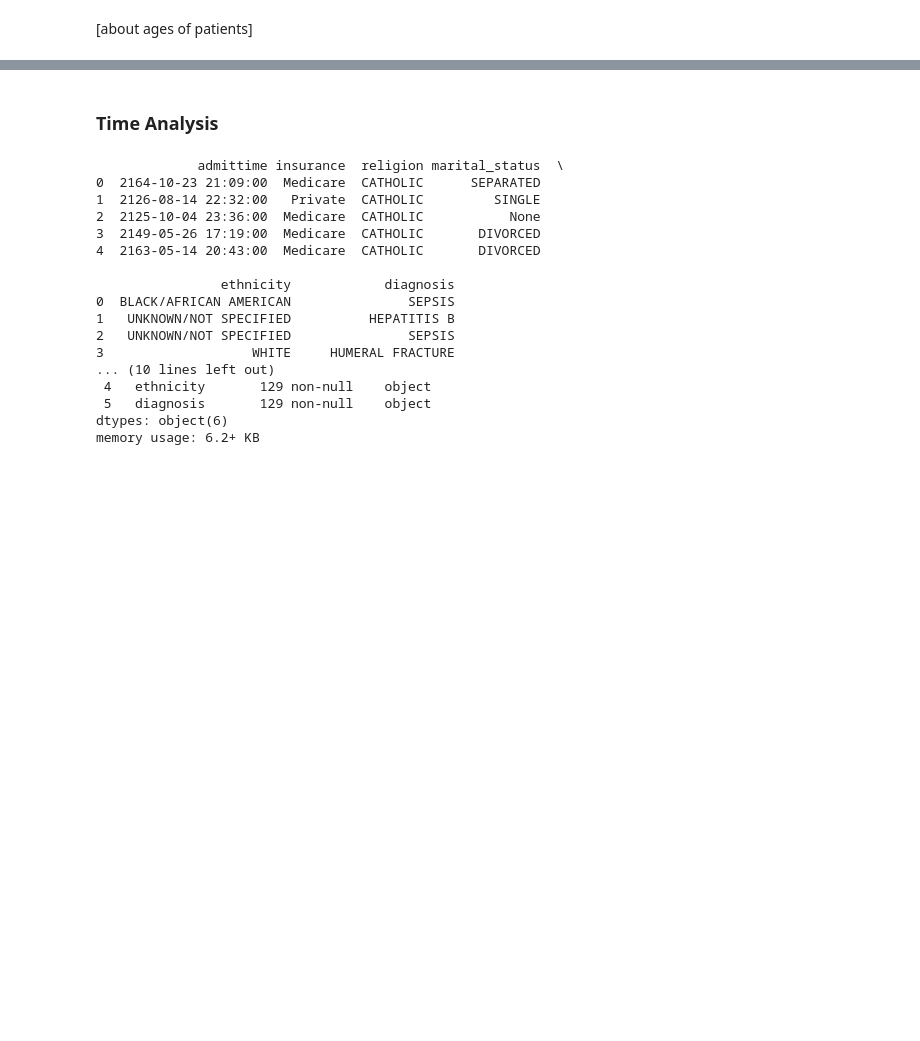
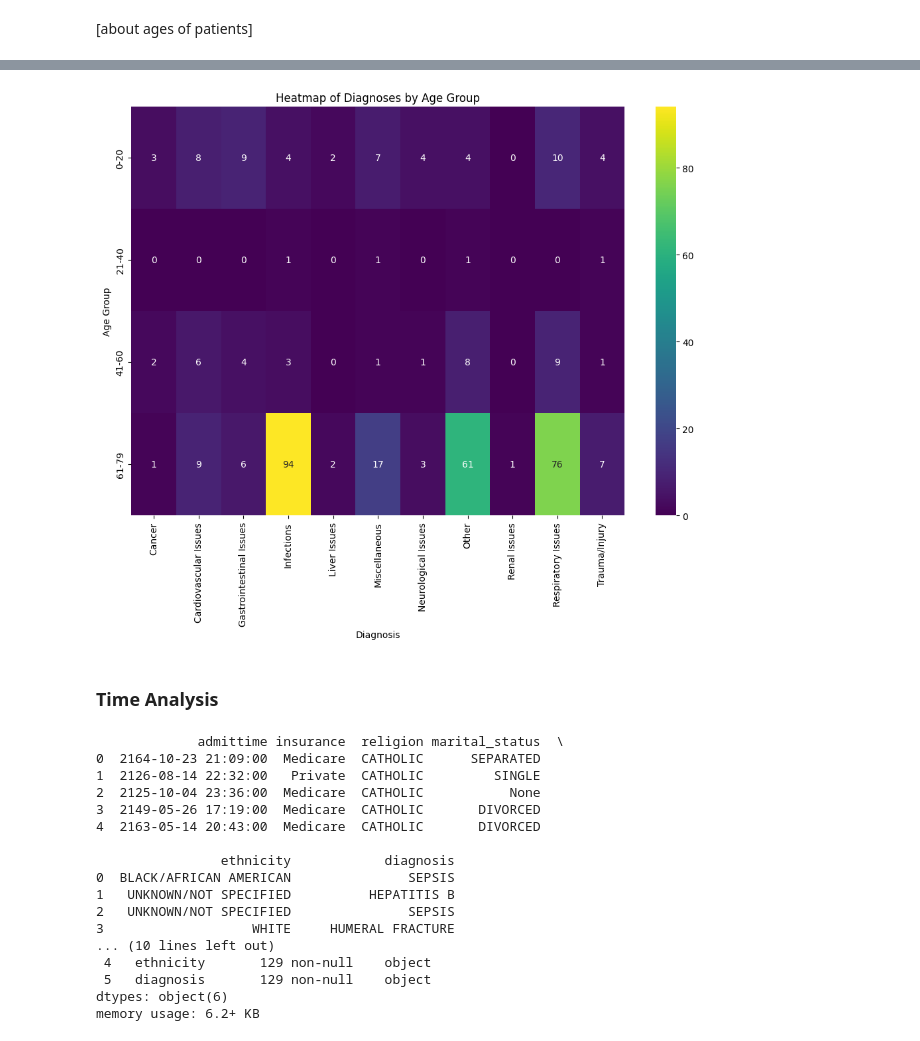
Before and after one commit to punstack/Health-Care-Analytics, a Jupyter notebook: eda.ipynb, the cells around one changed output, grey strips where cells are left out. Saved outputs shown, nothing was run; the diff lists cells and outputs as text; code cells hidden in the pictures; blank space fills up the shorter version.

```diff
--- a/eda.ipynb
+++ b/eda.ipynb
@@ -291,3 +281,16 @@ plt.show()
+# %%
+
+# Create a pivot table for the heatmap
+heatmap_data = df_b.pivot_table(index='age_group', columns='diagnosis_category', aggfunc='size', fill_value=0, observed = False)
+
+plt.figure(figsize=(12, 8))
+sns.heatmap(heatmap_data, cmap='viridis', annot=True, fmt='d')
+plt.title('Heatmap of Diagnoses by Age Group')
+plt.xlabel('Diagnosis')
+plt.ylabel('Age Group')
+plt.show()
+# %% [output]
+[figure, added]
 # %% [markdown]
 ### Time Analysis
 # %%
```
Also changed, not shown: parts of 10 cells of this notebook, 1 other file.
